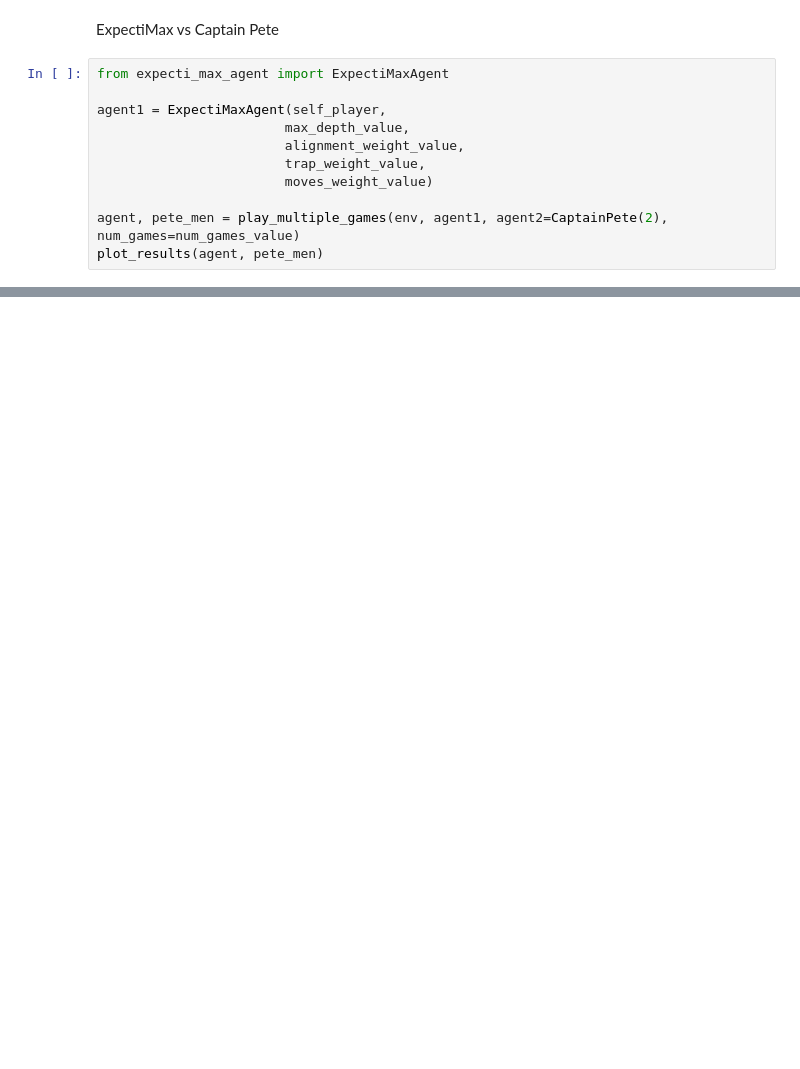
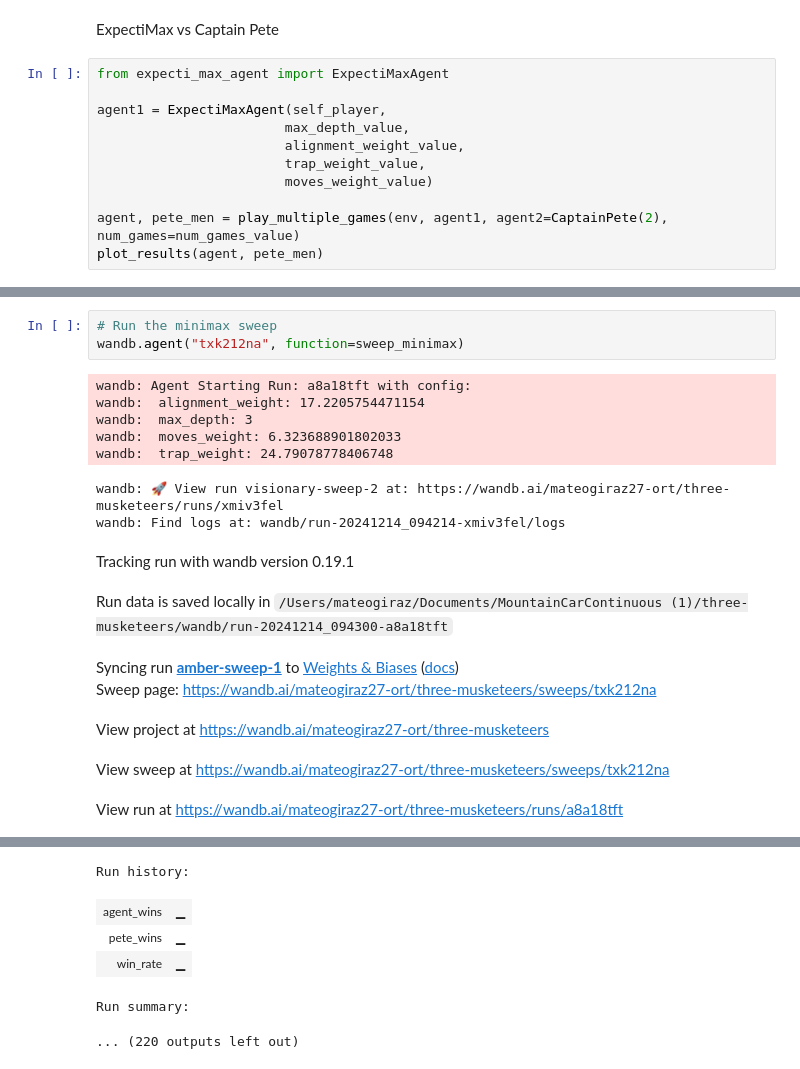
Before and after one commit to MateoGiraz/ai-project, a Jupyter notebook: three-musketeers/three_musketeers.ipynb, the cells around one changed output, grey strips where cells are left out. Saved outputs shown, nothing was run; the diff lists cells and outputs as text; blank space fills up the shorter version.

Commit message:
ft: add sweeps

```diff
--- a/three-musketeers/three_musketeers.ipynb
+++ b/three-musketeers/three_musketeers.ipynb
@@ -49,0 +167,18 @@ plot_results(agent, pete_men)
+# %%
+# Run the minimax sweep
+wandb.agent("txk212na", function=sweep_minimax)
+# %% [output]
+wandb: Agent Starting Run: a8a18tft with config:
+wandb:  alignment_weight: 17.2205754471154
+wandb:  max_depth: 3
+wandb:  moves_weight: 6.323688901802033
+wandb:  trap_weight: 24.79078778406748
+wandb: 🚀 View run visionary-sweep-2 at: https://wandb.ai/mateogiraz27-ort/three-musketeers/runs/xmiv3fel
+wandb: Find logs at: wandb/run-20241214_094214-xmiv3fel/logs
+Tracking run with wandb version 0.19.1
+Run data is saved locally in /Users/mateogiraz/Documents/MountainCarContinuous (1)/three-musketeers/wandb/run-20241214_094300-a8a18tft
+Syncing run amber-sweep-1 to Weights & Biases (docs)
+Sweep page: https://wandb.ai/mateogiraz27-ort/three-musketeers/sweeps/txk212na
+View project at https://wandb.ai/mateogiraz27-ort/three-musketeers
+View sweep at https://wandb.ai/mateogiraz27-ort/three-musketeers/sweeps/txk212na
+View run at https://wandb.ai/mateogiraz27-ort/three-musketeers/runs/a8a18tft
@@ -49,0 +186,6 @@ plot_results(agent, pete_men)
+Run history:
+| agent_wins | ▁ |
+| pete_wins | ▁ |
+| win_rate | ▁ |
+Run summary:
+... (220 outputs left out)
```
Also changed, not shown: parts of 4 cells of this notebook.
